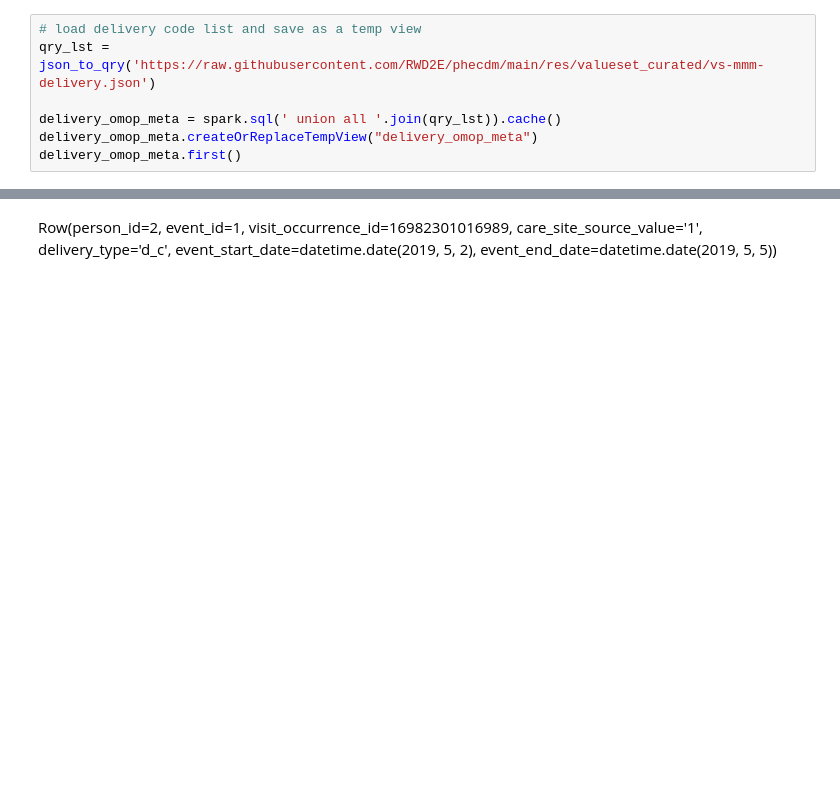
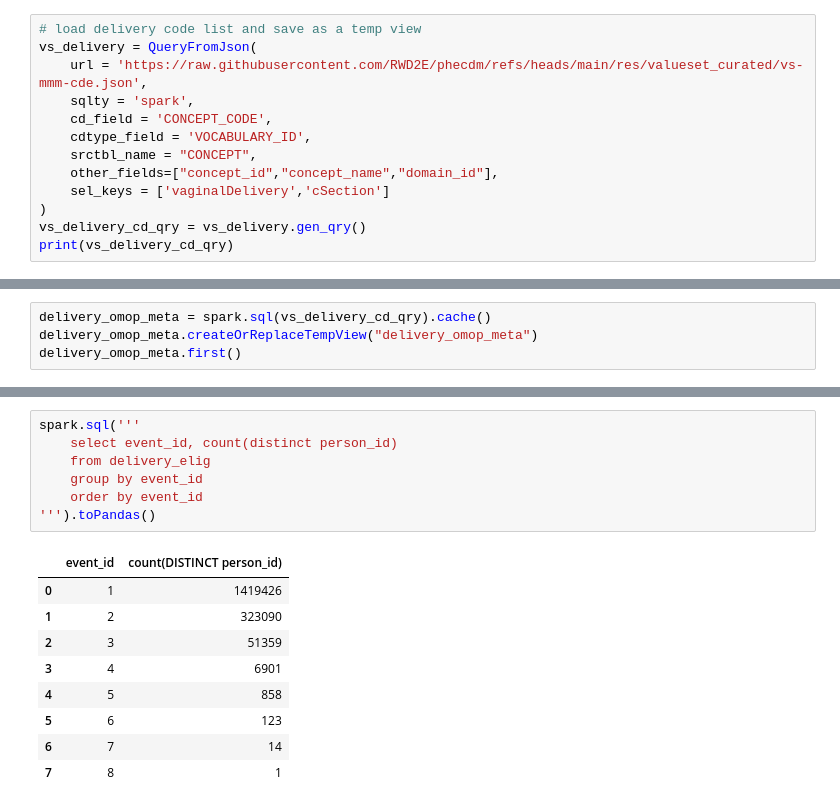
Before and after one commit to gpcnetwork/r21_drivers_mu, a Jupyter notebook: src/Python/cohort_omop.ipynb, the cells around one changed output, grey strips where cells are left out. Drawn from its saved outputs; the diff is of its cells as text; blank space fills up the shorter version.

Commit message:
update omop cohort extraction codes

```diff
--- a/src/Python/cohort_omop.ipynb
+++ b/src/Python/cohort_omop.ipynb
@@ -62,7 +39,13 @@ def json_to_qry(url_to_json):
 # %%
 # load delivery code list and save as a temp view
-qry_lst = json_to_qry('https://raw.githubusercontent.com/RWD2E/phecdm/main/res/valueset_curated/vs-mmm-delivery.json')
-
-delivery_omop_meta = spark.sql(' union all '.join(qry_lst)).cache()
-delivery_omop_meta.createOrReplaceTempView("delivery_omop_meta")
-delivery_omop_meta.first()
+vs_delivery = QueryFromJson(
+    url = 'https://raw.githubusercontent.com/RWD2E/phecdm/refs/heads/main/res/valueset_curated/vs-mmm-cde.json',
+    sqlty = 'spark',
+    cd_field = 'CONCEPT_CODE',
+    cdtype_field = 'VOCABULARY_ID',
+    srctbl_name = "CONCEPT",
+    other_fields=["concept_id","concept_name","domain_id"],
+    sel_keys = ['vaginalDelivery','cSection']
+)
+vs_delivery_cd_qry = vs_delivery.gen_qry()
+print(vs_delivery_cd_qry)
@@ -68,0 +70,4 @@ delivery_omop_meta.first()
+# %%
+delivery_omop_meta = spark.sql(vs_delivery_cd_qry).cache()
+delivery_omop_meta.createOrReplaceTempView("delivery_omop_meta")
+delivery_omop_meta.first()
@@ -273,5 +292,20 @@ delivery_elig.first()
-# %% [markdown]
-Row(person_id=2, event_id=1, visit_occurrence_id=16982301016989, care_site_source_value='1', delivery_type='d_c', event_start_date=datetime.date(2019, 5, 2), event_end_date=datetime.date(2019, 5, 5))
+# %%
+spark.sql('''
+    select event_id, count(distinct person_id)
+    from delivery_elig
+    group by event_id
+    order by event_id
+''').toPandas()
+# %% [output]
+|  | event_id | count(DISTINCT person_id) |
+| 0 | 1 | 1419426 |
+| 1 | 2 | 323090 |
+| 2 | 3 | 51359 |
+| 3 | 4 | 6901 |
+| 4 | 5 | 858 |
+| 5 | 6 | 123 |
+| 6 | 7 | 14 |
+| 7 | 8 | 1 |
 # %%
 delivery_elig_tbl1 = spark.sql('''
     select d.person_id,
```
Also changed, not shown: parts of 48 cells of this notebook.
